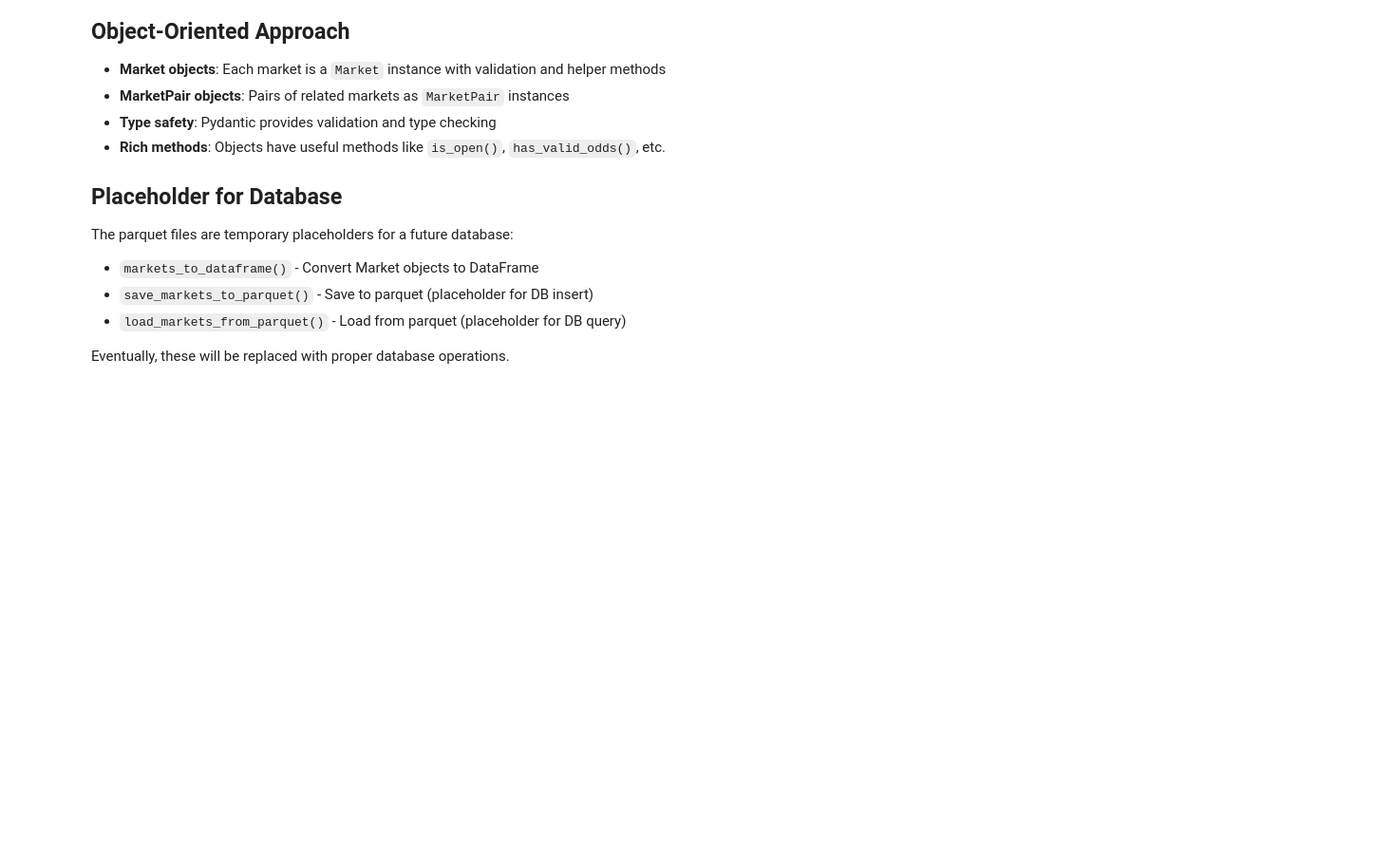
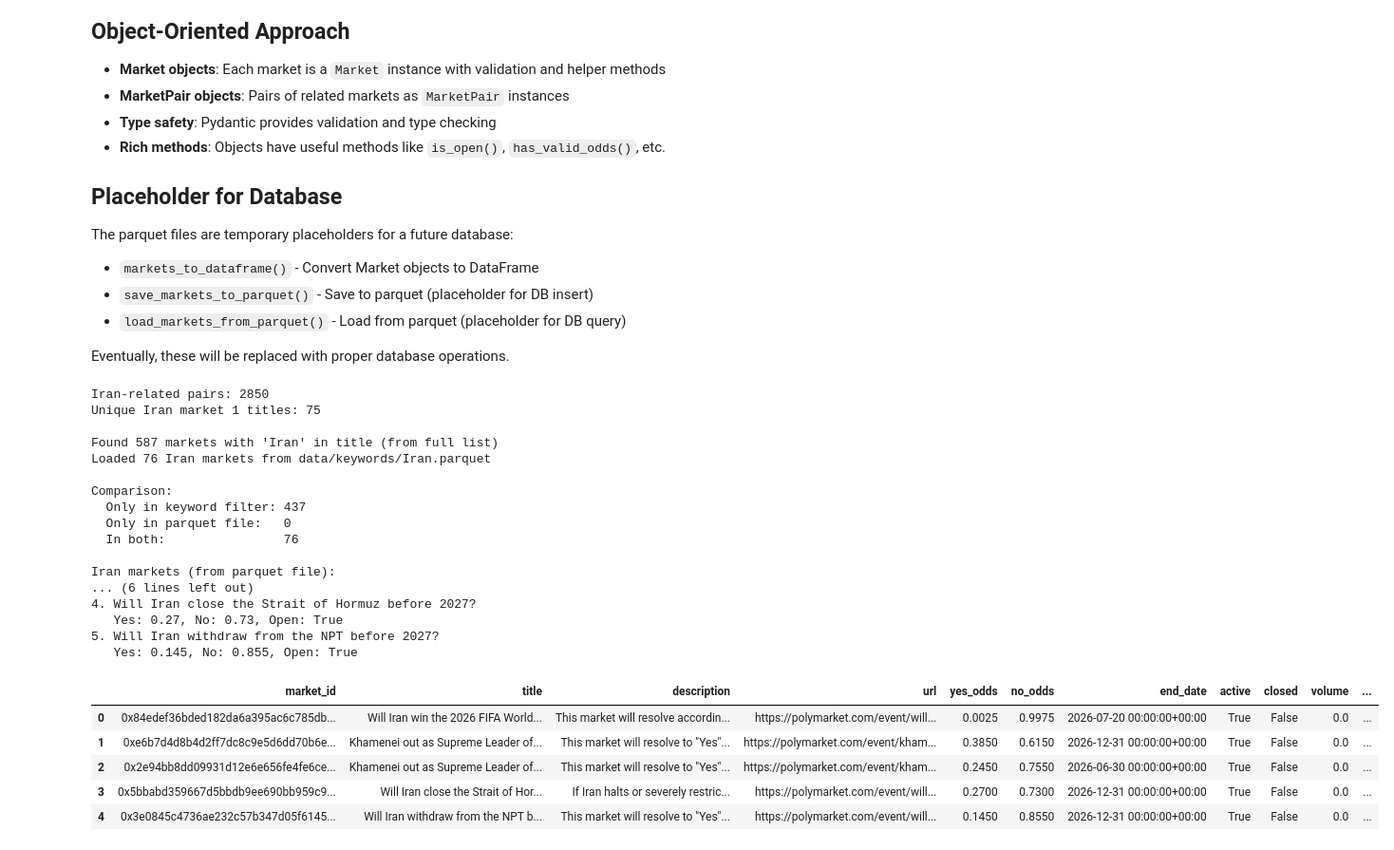
Before and after one commit to tomer-shahaf-huji/PolymarketAgent, a Jupyter notebook: explore_markets.ipynb, the cells around one changed output. Shown at 95% size. Cells and saved outputs as stored; diff of their text form; code cells hidden in the pictures; blank space fills up the shorter version.

```diff
--- a/explore_markets.ipynb
+++ b/explore_markets.ipynb
@@ -76,23 +76,63 @@ markets_pairs_df.head()
 # %%
 # Example: Create MarketPair objects from the data
 # Find all unique market1 titles for Iran keyword
 iran_pairs_df = markets_pairs_df[markets_pairs_df["keyword"] == "Iran"]
 print(f"Iran-related pairs: {len(iran_pairs_df)}")
 print(f"Unique Iran market 1 titles: {iran_pairs_df.market1_title.nunique()}")
 
 # Example of working with objects - filter markets by keyword
 def find_markets_by_keyword(markets_list, keyword):
     """Find markets that contain a keyword in the title."""
     import re
     pattern = re.compile(rf'\b{keyword}\b', re.IGNORECASE)
     return [m for m in markets_list if pattern.search(m.title)]
 
 iran_markets = find_markets_by_keyword(markets, "Iran")
-print(f"\nFound {len(iran_markets)} markets with 'Iran' in title")
+print(f"\nFound {len(iran_markets)} markets with 'Iran' in title (from full list)")
 
-# Display some examples
-print("\nSample Iran markets:")
-for i, m in enumerate(iran_markets[:3]):
+# Load Iran markets from the dedicated keyword parquet file
+iran_markets_from_file = load_markets_from_parquet("data/keywords/Iran.parquet")
+print(f"Loaded {len(iran_markets_from_file)} Iran markets from data/keywords/Iran.parquet")
+
+# Compare the two sources
+iran_titles_from_filter = {m.market_id for m in iran_markets}
+iran_titles_from_file = {m.market_id for m in iran_markets_from_file}
+only_in_filter = iran_titles_from_filter - iran_titles_from_file
+only_in_file = iran_titles_from_file - iran_titles_from_filter
+print(f"\nComparison:")
+print(f"  Only in keyword filter: {len(only_in_filter)}")
+print(f"  Only in parquet file:   {len(only_in_file)}")
+print(f"  In both:                {len(iran_titles_from_filter & iran_titles_from_file)}")
+
+# Display Iran markets from file
+print("\nIran markets (from parquet file):")
+for i, m in enumerate(iran_markets_from_file[:5]):
     print(f"{i+1}. {m.title}")
-    print(f"   Yes: {m.yes_odds}, No: {m.no_odds}")
-    print(f"   Open: {m.is_open()}")
+    print(f"   Yes: {m.yes_odds}, No: {m.no_odds}, Open: {m.is_open()}")
+
+iran_markets_df = markets_to_dataframe(iran_markets_from_file)
+iran_markets_df.head()
+# %% [output]
+Iran-related pairs: 2850
+Unique Iran market 1 titles: 75
+
+Found 587 markets with 'Iran' in title (from full list)
+Loaded 76 Iran markets from data/keywords/Iran.parquet
+
+Comparison:
+  Only in keyword filter: 437
+  Only in parquet file:   0
+  In both:                76
+
+Iran markets (from parquet file):
+... (6 lines left out)
+4. Will Iran close the Strait of Hormuz before 2027?
+   Yes: 0.27, No: 0.73, Open: True
+5. Will Iran withdraw from the NPT before 2027?
+   Yes: 0.145, No: 0.855, Open: True
+|  | market_id | title | description | url | yes_odds | no_odds | end_date | active | closed | volume | ... |
+| 0 | 0x84edef36bded182da6a395ac6c785db... | Will Iran win the 2026 FIFA World... | This market will resolve accordin... | https://polymarket.com/event/will... | 0.0025 | 0.9975 | 2026-07-20 00:00:00+00:00 | True | False | 0.0 | ... |
+| 1 | 0xe6b7d4d8b4d2ff7dc8c9e5d6dd70b6e... | Khamenei out as Supreme Leader of... | This market will resolve to "Yes"... | https://polymarket.com/event/kham... | 0.3850 | 0.6150 | 2026-12-31 00:00:00+00:00 | True | False | 0.0 | ... |
+| 2 | 0x2e94bb8dd09931d12e6e656fe4fe6ce... | Khamenei out as Supreme Leader of... | This market will resolve to "Yes"... | https://polymarket.com/event/kham... | 0.2450 | 0.7550 | 2026-06-30 00:00:00+00:00 | True | False | 0.0 | ... |
+| 3 | 0x5bbabd359667d5bbdb9ee690bb959c9... | Will Iran close the Strait of Hor... | If Iran halts or severely restric... | https://polymarket.com/event/will... | 0.2700 | 0.7300 | 2026-12-31 00:00:00+00:00 | True | False | 0.0 | ... |
+| 4 | 0x3e0845c4736ae232c57b347d05f6145... | Will Iran withdraw from the NPT b... | This market will resolve to "Yes"... | https://polymarket.com/event/will... | 0.1450 | 0.8550 | 2026-12-31 00:00:00+00:00 | True | False | 0.0 | ... |
```
Also changed, not shown: parts of 9 cells of this notebook, 11 other files.
